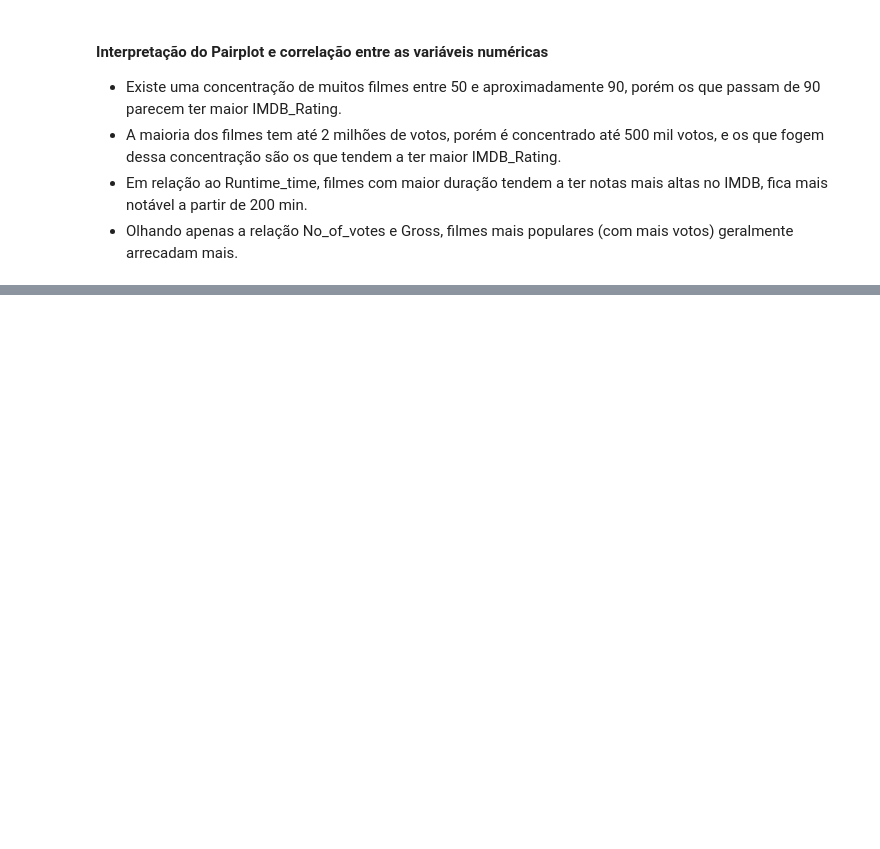
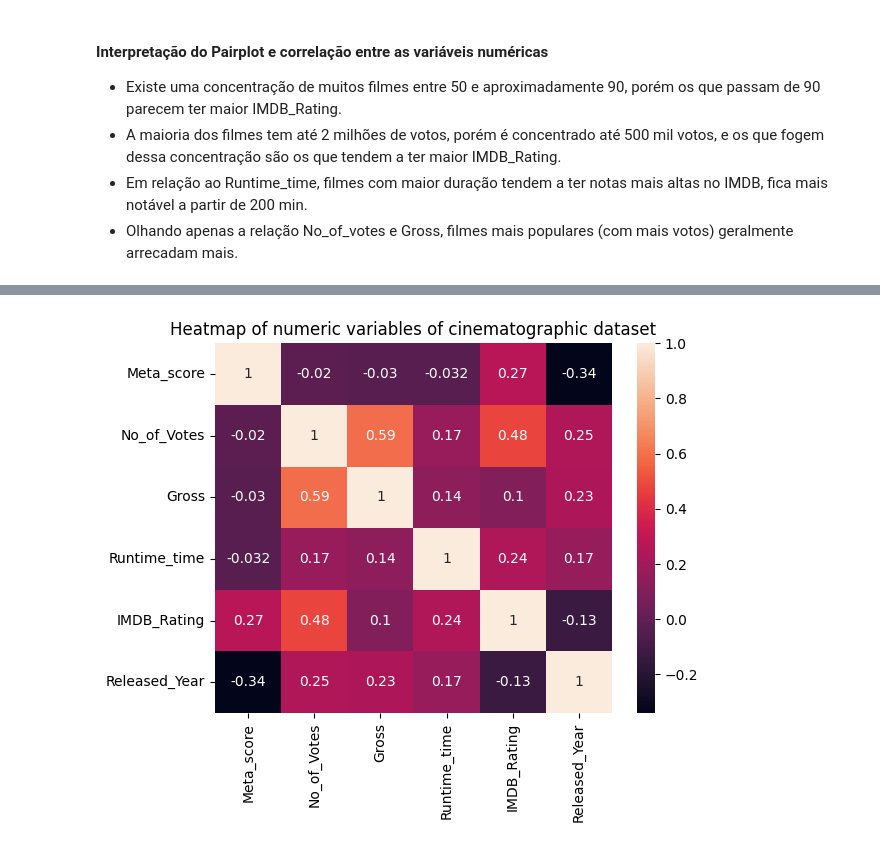
Before and after one commit to nevidomyyb/LH_CD_PEDRO_HENRIQUE_BARBOSA_DA_CUNHA, a Jupyter notebook: challenge.ipynb, the cells around one changed output, grey strips where cells are left out. Saved outputs shown, nothing was run; the diff lists cells and outputs as text; code cells hidden in the pictures; blank space fills up the shorter version.

```diff
--- a/challenge.ipynb
+++ b/challenge.ipynb
@@ -93,3 +98,11 @@ plt.show()
+# %%
+heatmap = dataset[['Meta_score', 'No_of_Votes', 'Gross', 'Runtime_time', 'IMDB_Rating', 'Released_Year']].corr()
+
+sns.heatmap(heatmap, annot=True)
+plt.title('Heatmap of numeric variables of cinematographic dataset')
+plt.show()
+# %% [output]
+[figure, added]
 # %% [markdown]
 #### Interpretação dos violin plots dos genêros dos filmes.
 
```
Also changed, not shown: parts of 16 cells of this notebook.
